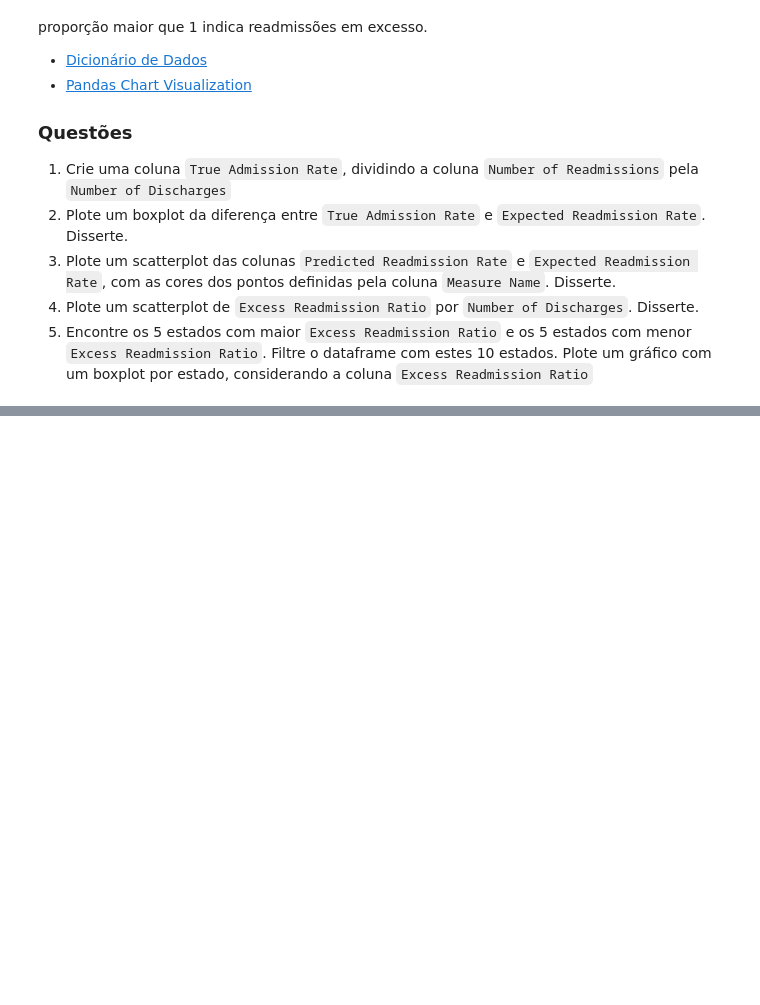
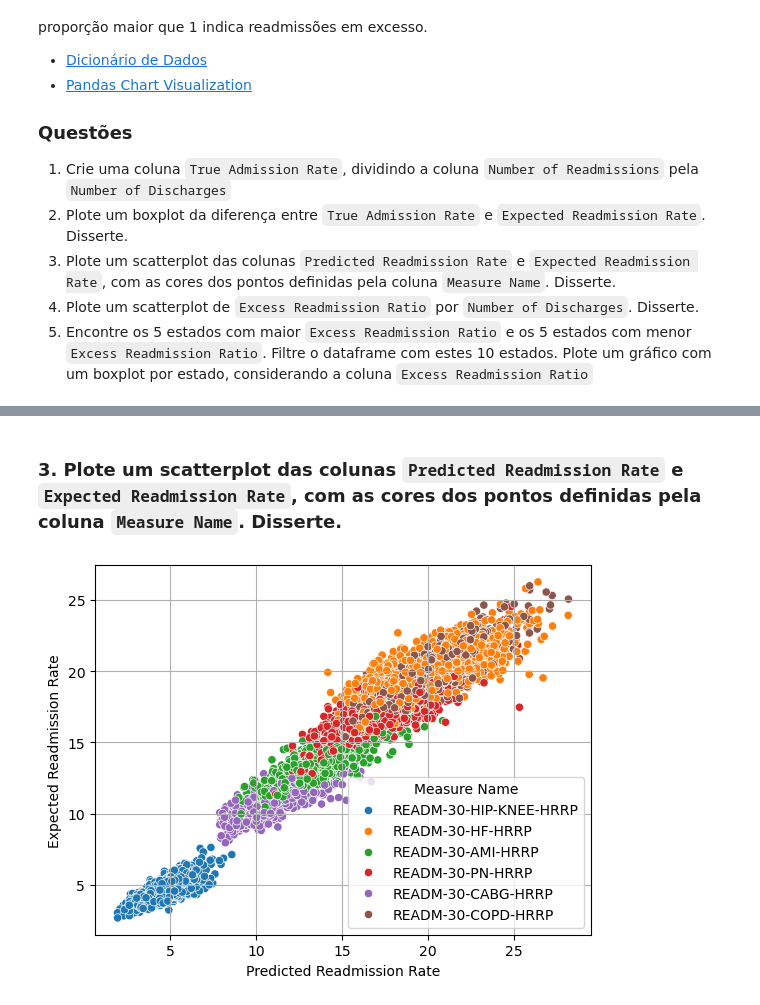
Before and after one commit to HelioZF/PADS, a Jupyter notebook: Computacao Para Ciencia de Dados/Listas/Lista 02/Lista02_ALUNO_.ipynb, the cells around one changed output, grey strips where cells are left out. Drawn from its saved outputs; the diff is of its cells as text; code cells hidden in the pictures; blank space fills up the shorter version.

```diff
--- a/Computacao Para Ciencia de Dados/Listas/Lista 02/Lista02_ALUNO_.ipynb
+++ b/Computacao Para Ciencia de Dados/Listas/Lista 02/Lista02_ALUNO_.ipynb
@@ -23,0 +98,8 @@ df = pd.read_csv('https://raw.githubusercontent.com/amkaris/EDA/master/cms_hospi
+# %% [markdown]
+### 3. Plote um scatterplot das colunas `Predicted Readmission Rate` e `Expected Readmission Rate`, com as cores dos pontos definidas pela coluna `Measure Name`. Disserte.
+# %%
+import seaborn as sns
+sns.scatterplot(data=df,x='Predicted Readmission Rate', y='Expected Readmission Rate',hue='Measure Name')
+plt.grid(True)
+# %% [output]
+[figure, added]
```
Also changed, not shown: parts of 12 cells of this notebook.
